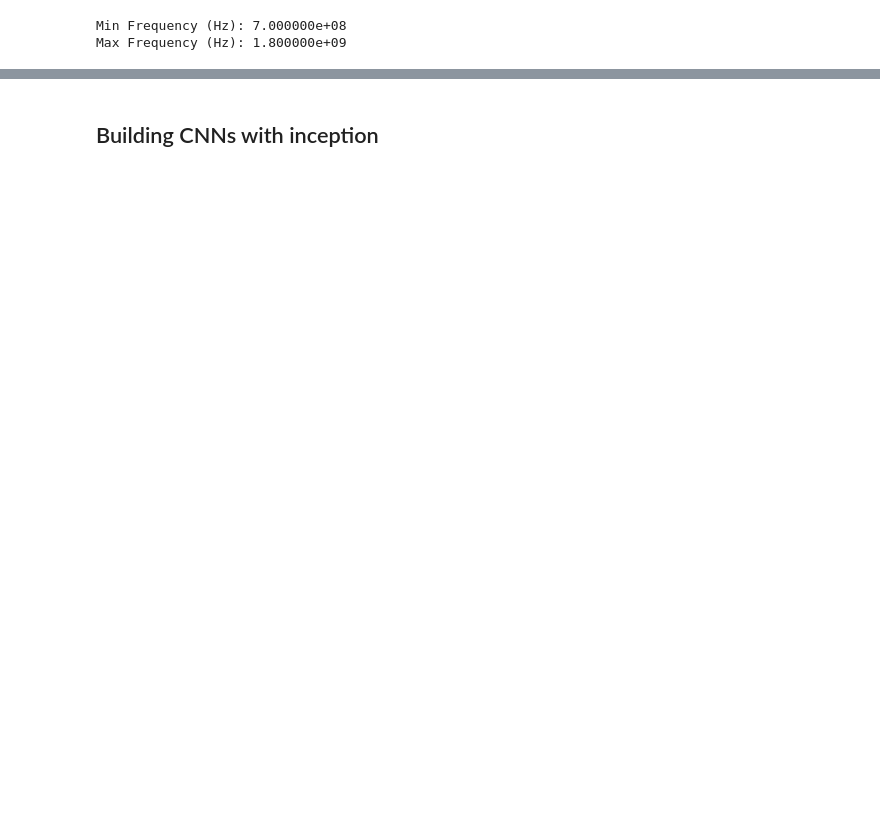
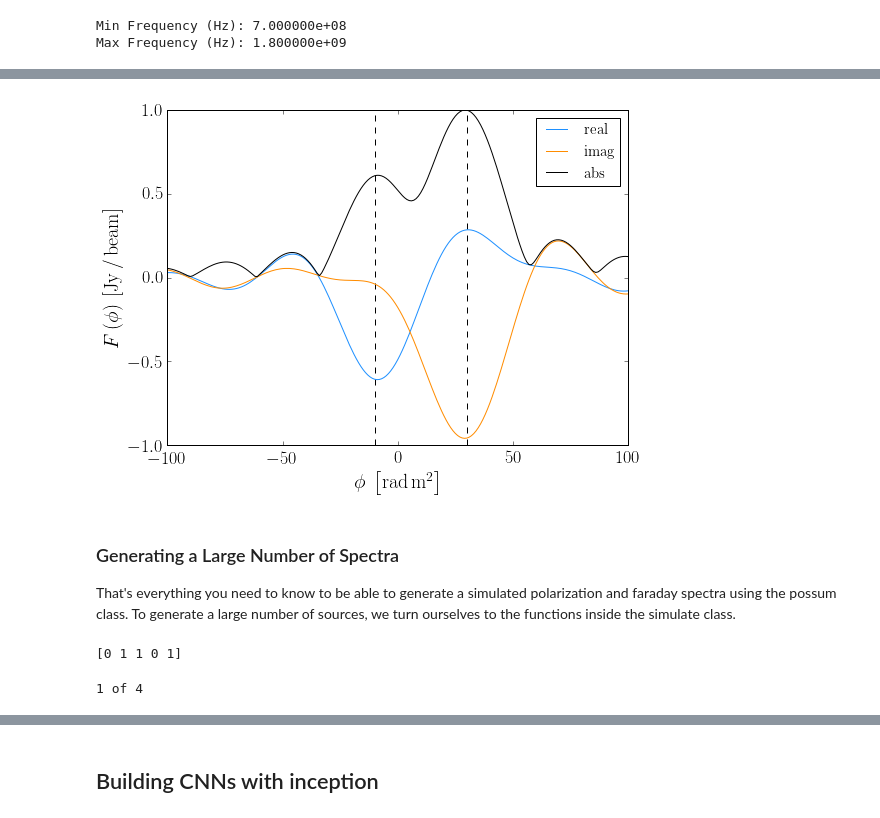
Before and after one commit to sheabrown/faraday_complexity, a Jupyter notebook: final/How2Guide.ipynb, the cells around one changed output, grey strips where cells are left out. Saved outputs shown, nothing was run; the diff lists cells and outputs as text; code cells hidden in the pictures; blank space fills up the shorter version.

```diff
--- a/final/How2Guide.ipynb
+++ b/final/How2Guide.ipynb
@@ -37,0 +118,43 @@ Max Frequency (Hz): 1.800000e+09
+# %%
+spec._createFaradaySpectrum(-100, 100)
+
+plt.figure(1, figsize=(8, 6))
+
+# ==================================================
+# Plot the real, imag, and abs value
+# ==================================================
+plt.plot(spec.phi_, spec.faraday_.real, label=r'$\rm real$', color='dodgerblue')
+plt.plot(spec.phi_, spec.faraday_.imag, label=r'$\rm imag$', color='darkorange')
+plt.plot(spec.phi_, np.abs(spec.faraday_), label=r'$\rm abs$', color='black')
+
+# ==================================================
+# Add the two faraday depths to the plot
+# ==================================================
+plt.vlines(x=depth2, ymin=-1, ymax=1, linestyle='dashed')
+
+# ==================================================
+# Add labels and display
+# ==================================================
+plt.xlabel(r'$\phi \: \left[\rm rad \, m^{2}\right]$', fontsize=20)
+plt.ylabel(r'$F\left(\phi\right) \: \left[\mathrm{Jy \, / \, beam}\right]$', fontsize=20)
+plt.legend(loc='best', fontsize=15)
+plt.tight_layout()
+plt.show()
+# %% [output]
+[figure, added]
+# %% [markdown]
+### Generating a Large Number of Spectra
+
+That's everything you need to know to be able to generate a simulated polarization and faraday spectra using the possum class. To generate a large number of sources, we turn ourselves to the functions inside the simulate class.
+# %%
+spec = possum()
+spec._generateParams(5)
+print(spec.label_)
+# %% [output]
+[0 1 1 0 1]
+# %%
+spec = possum()
+plt.figure(figsize=(8,6))
+spec._simulateNspec(N=4, pcomplex=0.5, width=250)
+# %% [output]
+1 of 4
```
Also changed, not shown: parts of 8 cells of this notebook, 1 other file.
